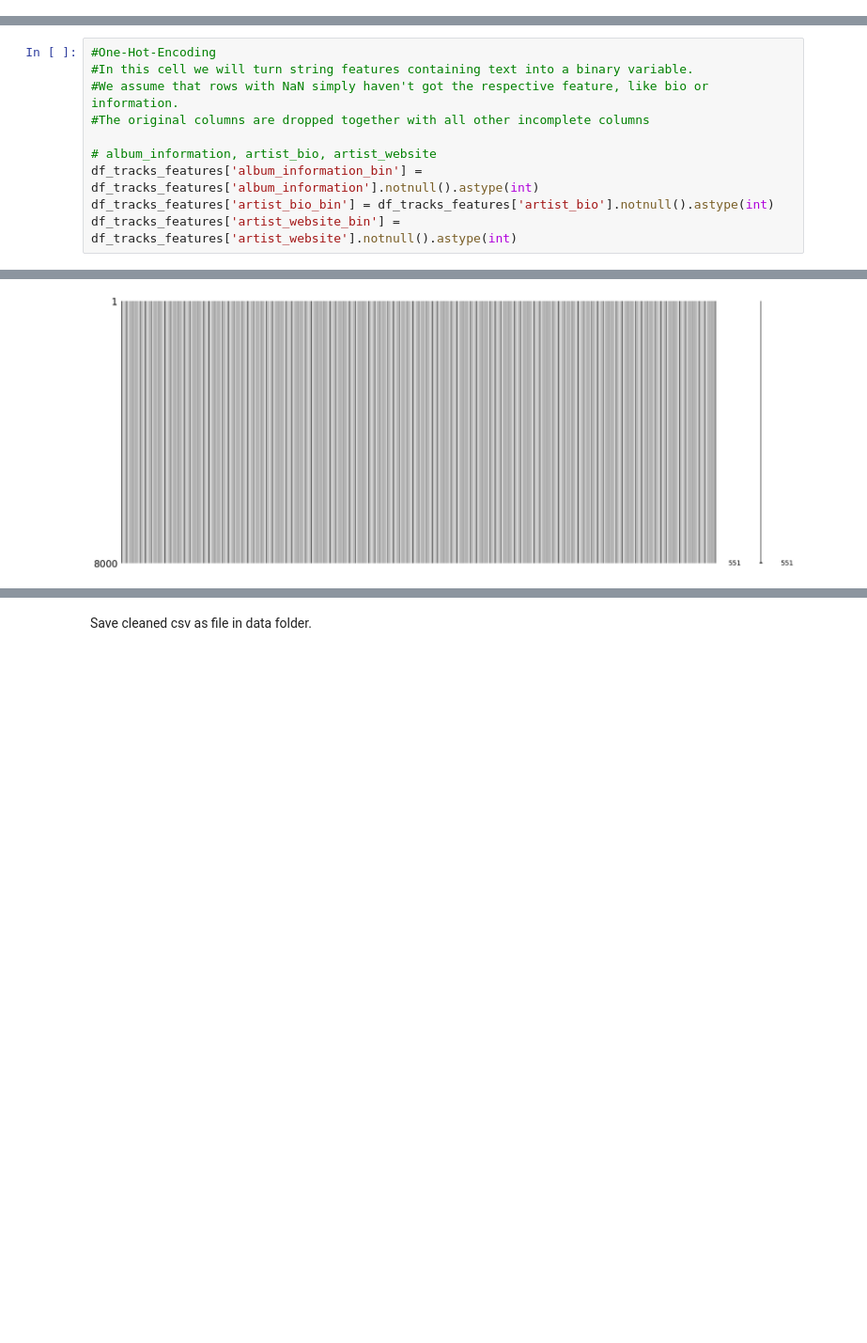
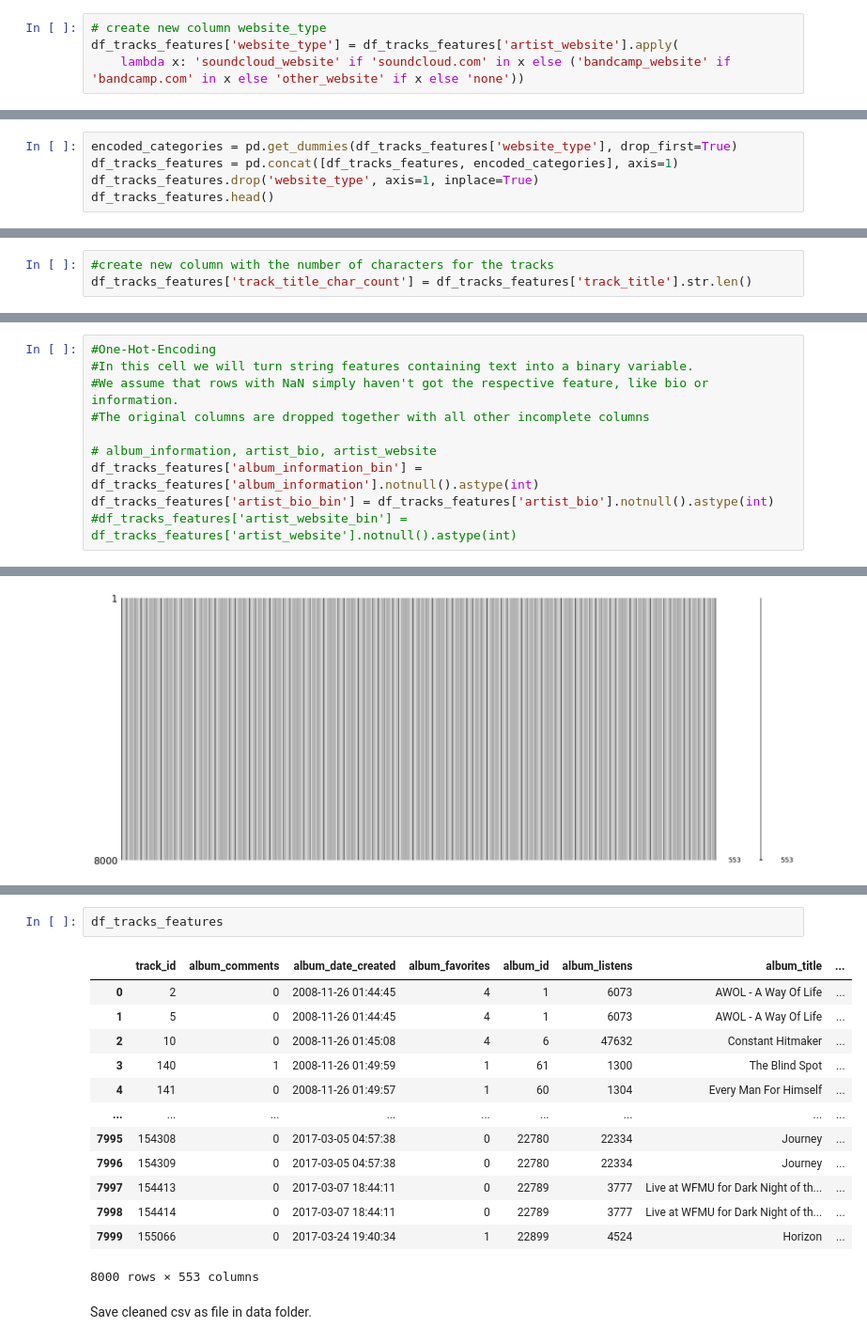
Before and after one commit to jinsunij/RiffRefine, a Jupyter notebook: data-cleaning.ipynb, the cells around one changed output, grey strips where cells are left out. Shown at 94% size. Saved outputs shown, nothing was run; the diff lists cells and outputs as text; blank space fills up the shorter version.

Commit message:
data-cleaning notebook updated with new website / title char length column

```diff
--- a/data-cleaning.ipynb
+++ b/data-cleaning.ipynb
@@ -196,0 +243,4 @@ Name: count, dtype: int64
+# %%
+# create new column website_type
+df_tracks_features['website_type'] = df_tracks_features['artist_website'].apply(
+    lambda x: 'soundcloud_website' if 'soundcloud.com' in x else ('bandcamp_website' if 'bandcamp.com' in x else 'other_website' if x else 'none'))
@@ -196,0 +264,5 @@ Name: count, dtype: int64
+# %%
+encoded_categories = pd.get_dummies(df_tracks_features['website_type'], drop_first=True)
+df_tracks_features = pd.concat([df_tracks_features, encoded_categories], axis=1)
+df_tracks_features.drop('website_type', axis=1, inplace=True)
+df_tracks_features.head()
@@ -196,0 +279,3 @@ Name: count, dtype: int64
+# %%
+#create new column with the number of characters for the tracks
+df_tracks_features['track_title_char_count'] = df_tracks_features['track_title'].str.len()
@@ -203,7 +300,7 @@ Name: count, dtype: int64
 # album_information, artist_bio, artist_website
 df_tracks_features['album_information_bin'] = df_tracks_features['album_information'].notnull().astype(int)
 df_tracks_features['artist_bio_bin'] = df_tracks_features['artist_bio'].notnull().astype(int)
-df_tracks_features['artist_website_bin'] = df_tracks_features['artist_website'].notnull().astype(int)
+#df_tracks_features['artist_website_bin'] = df_tracks_features['artist_website'].notnull().astype(int)
 # %%
 # Drop all columns with missing values > 80% or which are simply not interesting or difficult to impute
 df_tracks_features.drop(['artist_location', 'album_date_released', 'album_engineer', 'album_producer', 'artist_active_year_begin',
@@ -240,3 +349,19 @@ msno.matrix(df_tracks_features)
+# %%
+df_tracks_features
+# %% [output]
+|  | track_id | album_comments | album_date_created | album_favorites | album_id | album_listens | album_title | ... |
+| 0 | 2 | 0 | 2008-11-26 01:44:45 | 4 | 1 | 6073 | AWOL - A Way Of Life | ... |
+| 1 | 5 | 0 | 2008-11-26 01:44:45 | 4 | 1 | 6073 | AWOL - A Way Of Life | ... |
+| 2 | 10 | 0 | 2008-11-26 01:45:08 | 4 | 6 | 47632 | Constant Hitmaker | ... |
+| 3 | 140 | 1 | 2008-11-26 01:49:59 | 1 | 61 | 1300 | The Blind Spot | ... |
+| 4 | 141 | 0 | 2008-11-26 01:49:57 | 1 | 60 | 1304 | Every Man For Himself | ... |
+| ... | ... | ... | ... | ... | ... | ... | ... | ... |
+| 7995 | 154308 | 0 | 2017-03-05 04:57:38 | 0 | 22780 | 22334 | Journey | ... |
+| 7996 | 154309 | 0 | 2017-03-05 04:57:38 | 0 | 22780 | 22334 | Journey | ... |
+| 7997 | 154413 | 0 | 2017-03-07 18:44:11 | 0 | 22789 | 3777 | Live at WFMU for Dark Night of th... | ... |
+| 7998 | 154414 | 0 | 2017-03-07 18:44:11 | 0 | 22789 | 3777 | Live at WFMU for Dark Night of th... | ... |
+| 7999 | 155066 | 0 | 2017-03-24 19:40:34 | 1 | 22899 | 4524 | Horizon | ... |
+8000 rows × 553 columns
 # %% [markdown]
 Save cleaned csv as file in data folder.
 # %%
```
Also changed, not shown: parts of 11 cells of this notebook.
